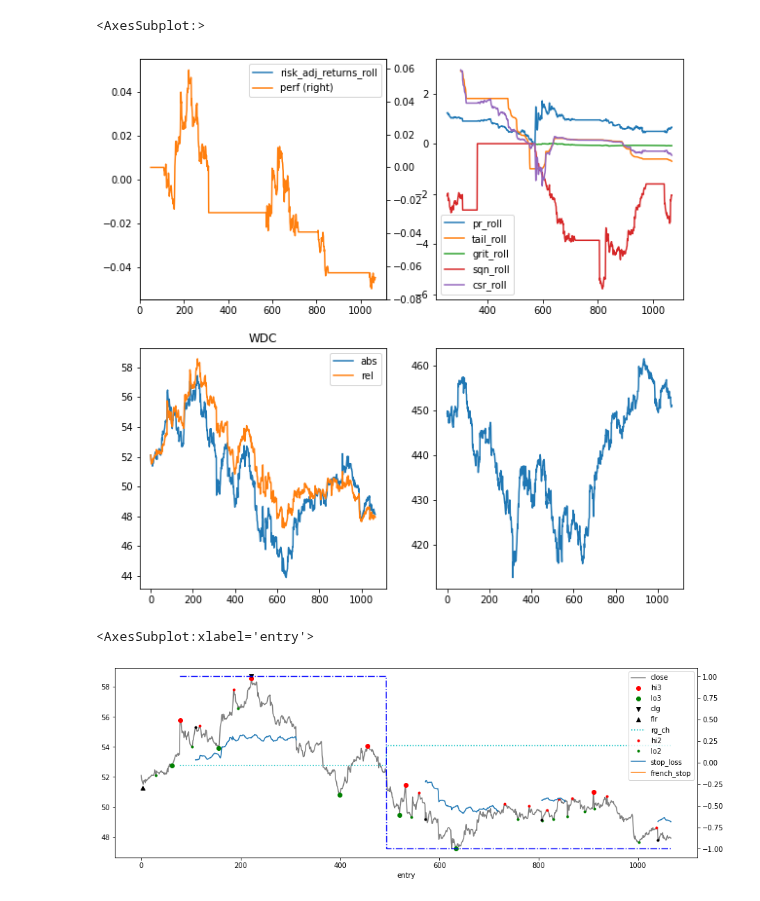
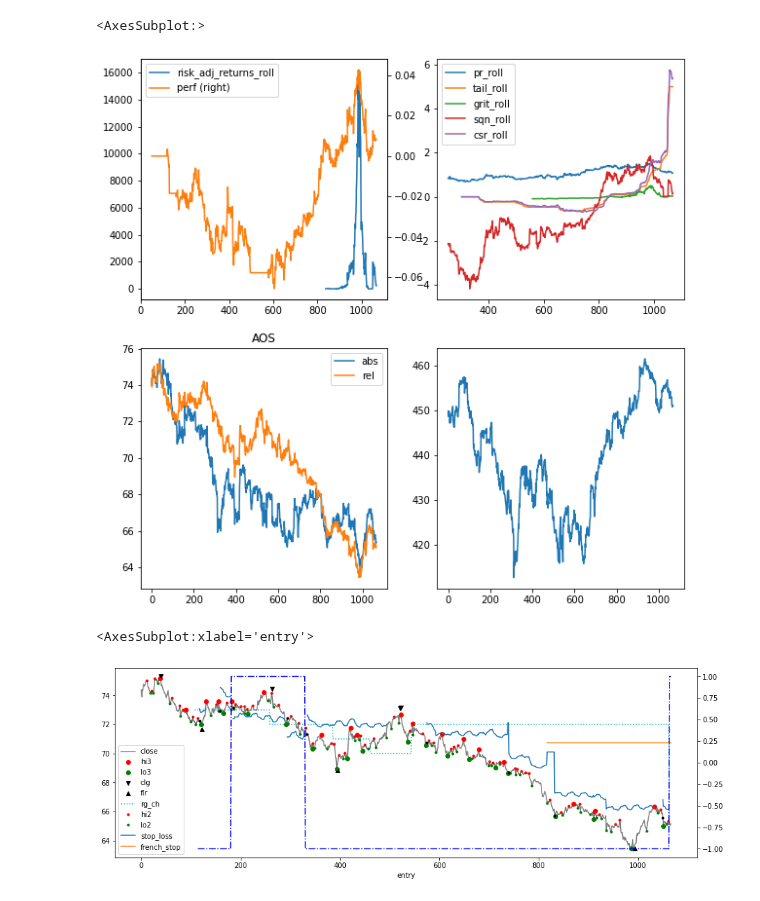
Before and after one commit to bjahnke/blue_bird_pms, a Jupyter notebook: src/backtester.ipynb, the cells around one changed output. Drawn from its saved outputs; the diff is of its cells as text; code cells hidden in the pictures.

```diff
--- a/src/backtester.ipynb
+++ b/src/backtester.ipynb
@@ -30,30 +30,30 @@ _strategy_overview = pd.read_csv(_data_loader.file_path('stat_overview_15m.csv')
 
 _price_data_by_symbol = sbtu.PriceGlob(_price_data).swap_level()
 # %%
-symbol = 'WDC'
+symbol = 'AOS'
 _strat_data = _strategy_lookup[symbol]
 _stats = _strategy_lookup[symbol].stat_historical
 fig, axs = plt.subplots(2, 2)
 _stats[['risk_adj_returns_roll', 'perf']].plot(secondary_y=['perf'], ax=axs[0, 0], figsize=[10,10])
 plot_copy = _stats[['pr_roll', 'tail_roll', 'grit_roll', 'sqn_roll', 'csr_roll']]
 plot_copy.plot(ax=axs[0, 1])
 
 def get_abs_rel(_s):
     sd = _price_data_by_symbol.data[_s]
     rel = sur.simple_relative(sd, _bench.close).close
     return pd.DataFrame(
         data={
             'abs': sd.close,
             'rel': rel
         }
     )
 
 _symbol_data = _price_data_by_symbol.data[symbol]
 get_abs_rel(symbol).plot(title=symbol, ax=axs[1, 0])
 _bench.close.plot(ax=axs[1, 1])
 # %% [output]
 <AxesSubplot:>
-[figure, old version]
+[figure, new version]
 # %%
 epd = _strategy_lookup[symbol].enhanced_price_data.copy()
 epd['french_stop'] = _strategy_lookup[symbol].french_stop.stop_price
@@ -67,7 +67,7 @@ _en_cpy.index = _en_cpy.entry
 _en_cpy.en_px.plot(style='k.')
 # %% [output]
 <AxesSubplot:xlabel='entry'>
-[figure, old version]
+[figure, new version]
 # %%
 
 _pt = _strategy_lookup[symbol].peak_table.copy()
```
Also changed, not shown: parts of 11 cells of this notebook, 3 other files.
